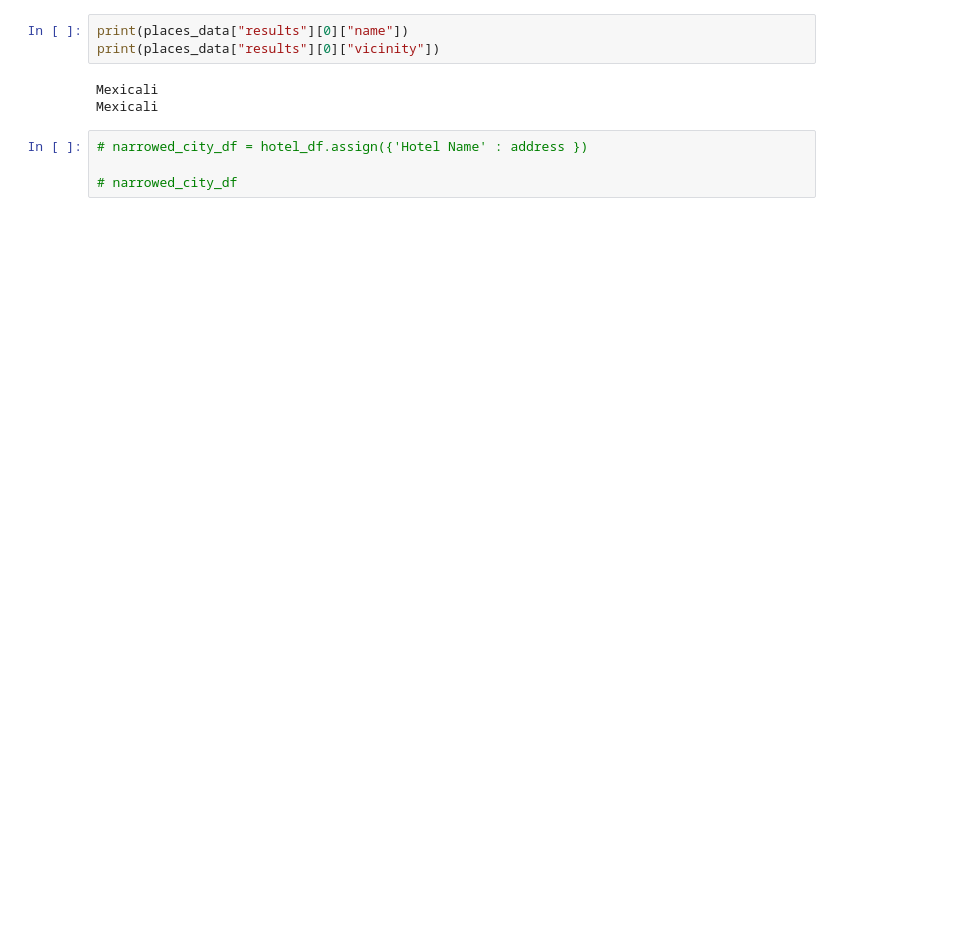
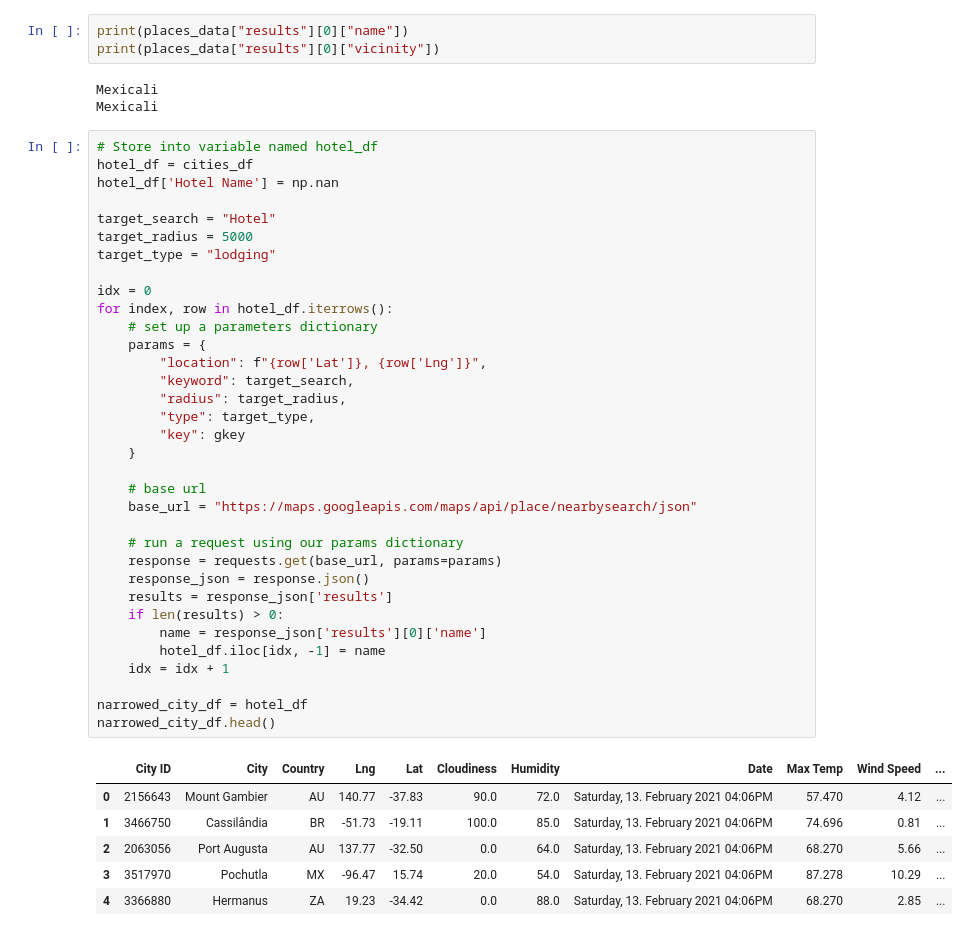
Before and after one commit to TinaKuo77/Python_API-Challenging, a Jupyter notebook: VacationPy/VacationPy.ipynb, the cells around one changed output. Drawn from its saved outputs; the diff is of its cells as text; blank space fills up the shorter version.

```diff
--- a/VacationPy/VacationPy.ipynb
+++ b/VacationPy/VacationPy.ipynb
@@ -106,7 +106,44 @@ print(places_data["results"][0]["vicinity"])
 # %% [output]
 Mexicali
 Mexicali
-# %%
-# narrowed_city_df = hotel_df.assign({'Hotel Name' : address })
-
-# narrowed_city_df
+# %%
+# Store into variable named hotel_df
+hotel_df = cities_df
+hotel_df['Hotel Name'] = np.nan
+
+target_search = "Hotel"
+target_radius = 5000
+target_type = "lodging"
+
+idx = 0
+for index, row in hotel_df.iterrows():
+    # set up a parameters dictionary
+    params = {
+        "location": f"{row['Lat']}, {row['Lng']}",
+        "keyword": target_search,
+        "radius": target_radius,
+        "type": target_type,
+        "key": gkey
+    }
+
+    # base url
+    base_url = "https://maps.googleapis.com/maps/api/place/nearbysearch/json"
+
+    # run a request using our params dictionary
+    response = requests.get(base_url, params=params)
+    response_json = response.json()
+    results = response_json['results']
+    if len(results) > 0:
+        name = response_json['results'][0]['name']
+        hotel_df.iloc[idx, -1] = name
+    idx = idx + 1
+
+narrowed_city_df = hotel_df
+narrowed_city_df.head()
+# %% [output]
+|  | City ID | City | Country | Lng | Lat | Cloudiness | Humidity | Date | Max Temp | Wind Speed | ... |
+| 0 | 2156643 | Mount Gambier | AU | 140.77 | -37.83 | 90.0 | 72.0 | Saturday, 13. February 2021 04:06PM | 57.470 | 4.12 | ... |
+| 1 | 3466750 | Cassilândia | BR | -51.73 | -19.11 | 100.0 | 85.0 | Saturday, 13. February 2021 04:06PM | 74.696 | 0.81 | ... |
+| 2 | 2063056 | Port Augusta | AU | 137.77 | -32.50 | 0.0 | 64.0 | Saturday, 13. February 2021 04:06PM | 68.270 | 5.66 | ... |
+| 3 | 3517970 | Pochutla | MX | -96.47 | 15.74 | 20.0 | 54.0 | Saturday, 13. February 2021 04:06PM | 87.278 | 10.29 | ... |
+| 4 | 3366880 | Hermanus | ZA | 19.23 | -34.42 | 0.0 | 88.0 | Saturday, 13. February 2021 04:06PM | 68.270 | 2.85 | ... |
```
Also changed, not shown: parts of 3 cells of this notebook.
